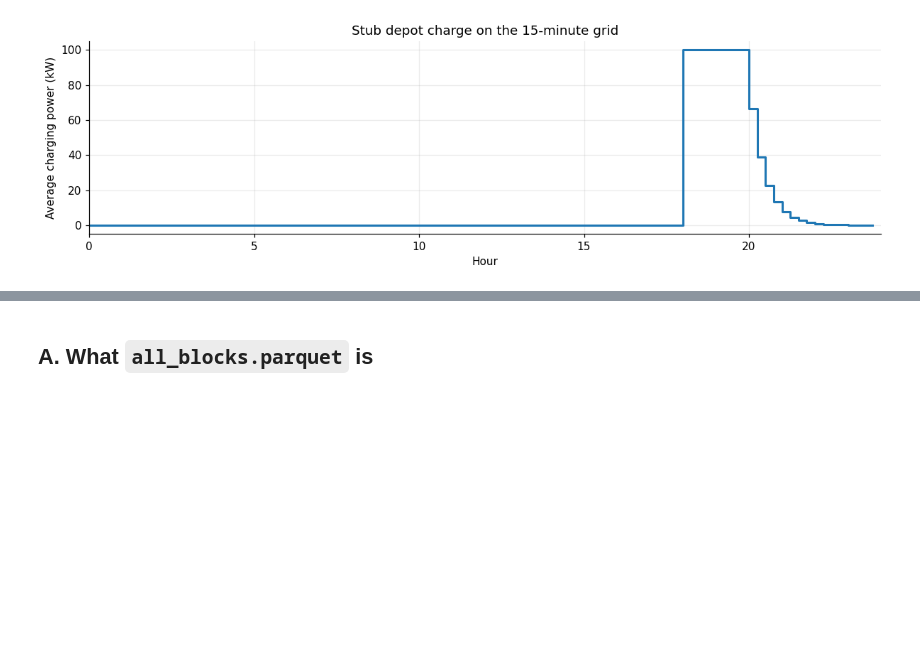
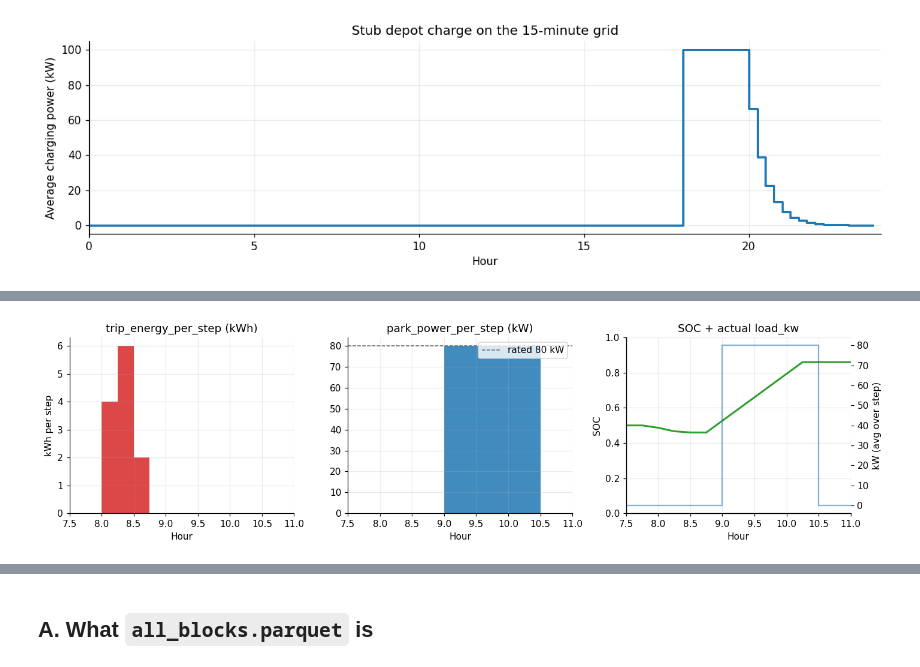
Before and after one commit to zhichuanma/Modelling, a Jupyter notebook: notebooks/01_single_bus_simulation.ipynb, the cells around one changed output, grey strips where cells are left out. Cells and saved outputs as stored; diff of their text form; code cells hidden in the pictures; blank space fills up the shorter version.

```diff
--- a/notebooks/01_single_bus_simulation.ipynb
+++ b/notebooks/01_single_bus_simulation.ipynb
@@ -108,0 +134,91 @@ plt.show()
+# %%
+from mobility.core.simulator import _STEP_STARTS, _STEP_ENDS
+
+demo_trip = Trip(
+    trip_id="demo",
+    departure_time=8.0833,
+    arrival_time=8.5833,
+    distance_km=10.0,
+    origin_purpose="bus_stop",
+    destination_purpose="bus_stop",
+    energy_consumed_kwh=10.0 * 1.2,
+)
+demo_park = ParkingEvent(
+    start_time=9.0,
+    end_time=10.5,
+    duration_hours=1.5,
+    location_purpose="depot_terminus",
+    can_charge=True,
+    charge_power_kw=80.0,
+)
+demo_schedule = DailySchedule(
+    ev_id="demo_grid",
+    day=0,
+    day_type="representative_service_day",
+    trips=[demo_trip],
+    parking_events=[demo_park],
+)
+
+trip_overlap_h = np.maximum(
+    0.0,
+    np.minimum(_STEP_ENDS, demo_trip.arrival_time)
+    - np.maximum(_STEP_STARTS, demo_trip.departure_time),
+)
+rate_per_hour = demo_trip.energy_consumed_kwh / (
+    demo_trip.arrival_time - demo_trip.departure_time
+)
+trip_energy_per_step = trip_overlap_h * rate_per_hour
+
+park_overlap_h = np.maximum(
+    0.0,
+    np.minimum(_STEP_ENDS, demo_park.end_time)
+    - np.maximum(_STEP_STARTS, demo_park.start_time),
+)
+park_power_per_step = demo_park.charge_power_kw * (park_overlap_h / STEP_HOURS)
+
+demo_soc, demo_load_kw, _ = simulate_single_day(
+    demo_schedule,
+    battery_capacity_kwh=300.0,
+    soc_start=0.50,
+)
+hours = np.arange(STEPS_PER_DAY) * STEP_HOURS
+
+fig, axes = plt.subplots(1, 3, figsize=(13, 3.6), sharex=True)
+axes[0].bar(hours, trip_energy_per_step, width=STEP_HOURS, align="edge", color="tab:red", alpha=0.85)
+axes[0].set(title="trip_energy_per_step (kWh)", xlabel="Hour", ylabel="kWh per step")
+axes[0].set_xlim(7.5, 11.0)
+axes[0].grid(alpha=0.25)
+
+axes[1].bar(hours, park_power_per_step, width=STEP_HOURS, align="edge", color="tab:blue", alpha=0.85)
+axes[1].axhline(demo_park.charge_power_kw, color="0.4", ls="--", lw=1, label="rated 80 kW")
+axes[1].set(title="park_power_per_step (kW)", xlabel="Hour")
+axes[1].set_xlim(7.5, 11.0)
+axes[1].legend(loc="upper right")
+axes[1].grid(alpha=0.25)
+
+ax_soc = axes[2]
+ax_load = ax_soc.twinx()
+ax_soc.plot(hours, demo_soc, color="tab:green", lw=2, label="SOC")
+ax_load.step(hours, demo_load_kw, where="post", color="tab:blue", alpha=0.55, label="load_kw")
+ax_soc.set(title="SOC + actual load_kw", xlabel="Hour", ylabel="SOC", ylim=(0.0, 1.0))
+ax_load.set_ylabel("kW (avg over step)")
+ax_soc.set_xlim(7.5, 11.0)
+ax_soc.grid(alpha=0.25)
+plt.tight_layout()
+plt.show()
+
+grid_audit = pd.DataFrame(
+    [
+        ("trip duration_h", demo_trip.arrival_time - demo_trip.departure_time),
+        ("rate_per_hour kWh/h", rate_per_hour),
+        ("sum trip_energy_per_step", float(trip_energy_per_step.sum())),
+        ("trip energy_consumed_kwh", demo_trip.energy_consumed_kwh),
+        ("steps with trip_energy > 0", int((trip_energy_per_step > 0).sum())),
+        ("max park_power_per_step (kW)", float(park_power_per_step.max())),
+        ("rated charge_power_kw", demo_park.charge_power_kw),
+    ],
+    columns=["metric", "value"],
+)
+display(grid_audit)
+# %% [output]
+[figure, added]
```
Also changed, not shown: parts of 15 cells of this notebook, 3 other files.
